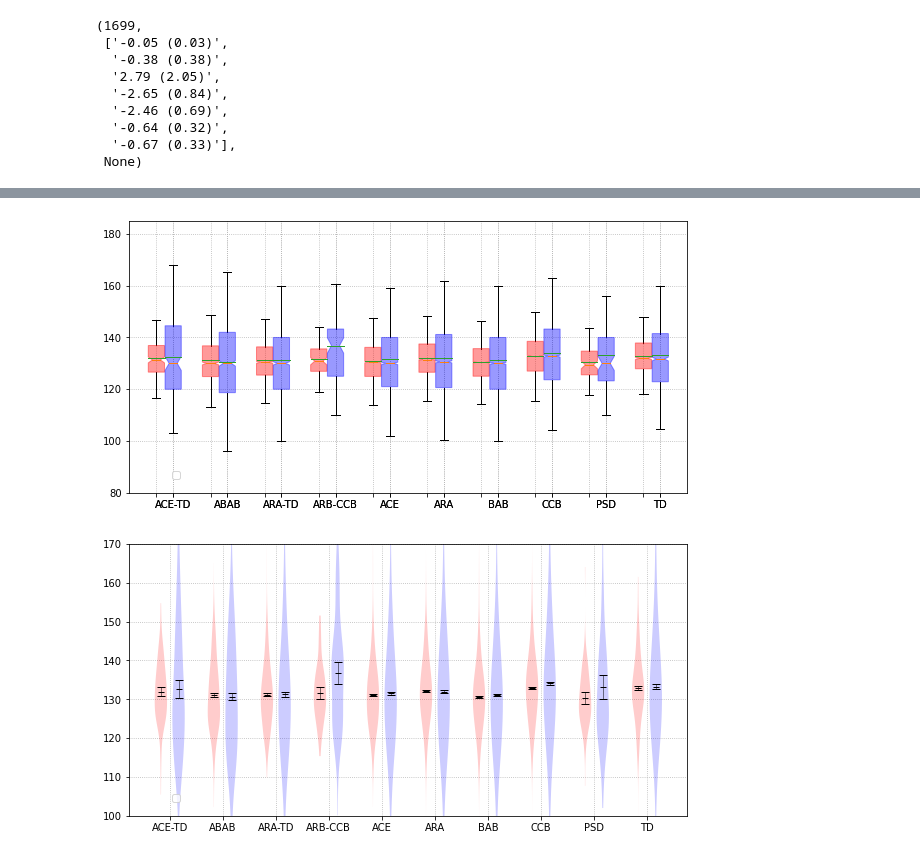
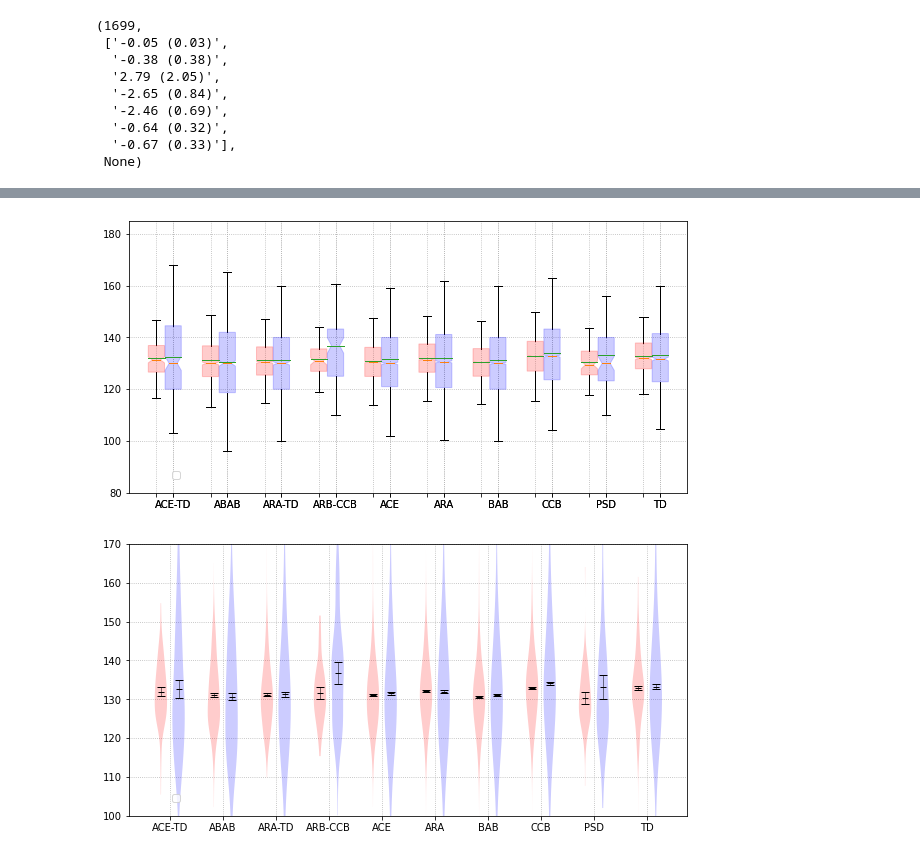
Before and after one commit to zhenghuazx/EHR-RL, a Jupyter notebook: post-analysis/dbn-ehr-hypertension.ipynb, the cells around one changed output, grey strips where cells are left out. Drawn from its saved outputs; the diff is of its cells as text; code cells hidden in the pictures.

```diff
--- a/post-analysis/dbn-ehr-hypertension.ipynb
+++ b/post-analysis/dbn-ehr-hypertension.ipynb
@@ -1,22 +1,10 @@
 # %%
-# This Python 3 environment comes with many helpful analytics libraries installed
-# It is defined by the kaggle/python Docker image: https://github.com/kaggle/docker-python
-# For example, here's several helpful packages to load
-
-# This Python 3 environment comes with many helpful analytics libraries installed
-# It is defined by the kaggle/python Docker image: https://github.com/kaggle/docker-python
-# For example, here's several helpful packages to load
-
 import numpy as np # linear algebra
 import pandas as pd # data processing, CSV file I/O (e.g. pd.read_csv)
 
-# Input data files are available in the read-only "../input/" directory
-# For example, running this (by clicking run or pressing Shift+Enter) will list all files under the input directory
+
 
 import os
-for dirname, _, filenames in os.walk('/kaggle/input'):
-    for filename in filenames:
-        print(os.path.join(dirname, filename))
 
 os.system('pip install tensorflow-gpu==1.14.0')
 os.system('pip install keras==2.2.5')
@@ -1867,38 +2187,38 @@ plt.boxplot(data_group1,
 #           usermedians=None,
 #           conf_intervals=None,
             patch_artist=True,
-            boxprops ={'color':'r','facecolor':"r", 'alpha':0.4},
+            boxprops ={'color':'r','facecolor':"r", 'alpha':0.2},
             showmeans=True,
             medianprops={'linewidth':1},
             meanprops={'linewidth':1, 'linestyle':'solid'}
             )
 
 plt.boxplot(data_group2,
             labels=group_labels_list,
             sym=symbol,
             positions=positions_group2,
             widths=width,
             showfliers=False,
             meanline=True,
           notch=True,
 #           vert=True,
           whis=1,
 #           bootstrap=None,
 #           usermedians=None,
 #           conf_intervals=None,
             patch_artist=True,
-            boxprops ={'color':'b','facecolor':"b", 'alpha':0.4},
+            boxprops ={'color':'b','facecolor':"b", 'alpha':0.2},
             showmeans=True,
             medianprops={'linewidth':1},
             meanprops={'linewidth':1, 'linestyle':'solid'}
             )
 
 # plt.savefig('boxplot_grouped.png')
 # plt.savefig('boxplot_grouped.pdf')    # when publishing, use high quality PDFs
 plt.legend(loc='upper right', bbox_to_anchor=(0.1, 0.1))# uncomment to show the plot.
 plt.show()
 # %% [output]
-[figure, old version]
+[figure, new version]
 # %%
 # --- Combining your data:
 data_group1 = regimen_data_RL
```
Also changed, not shown: parts of 19 cells of this notebook.
